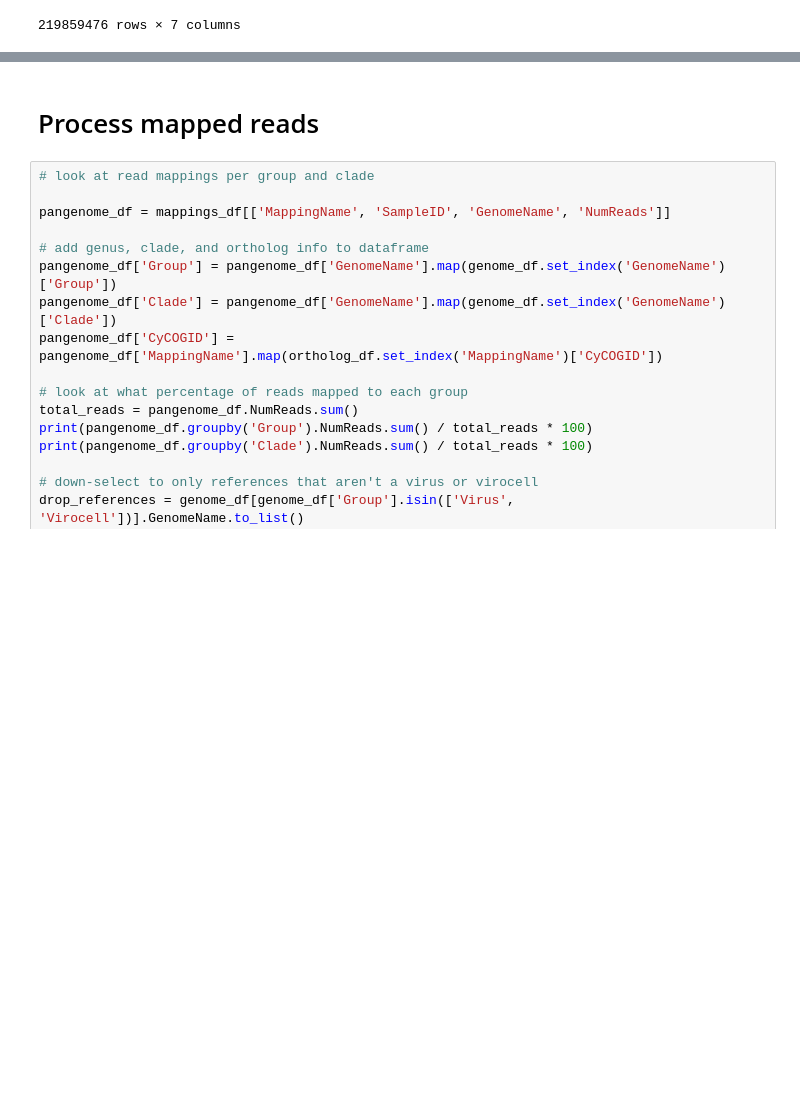
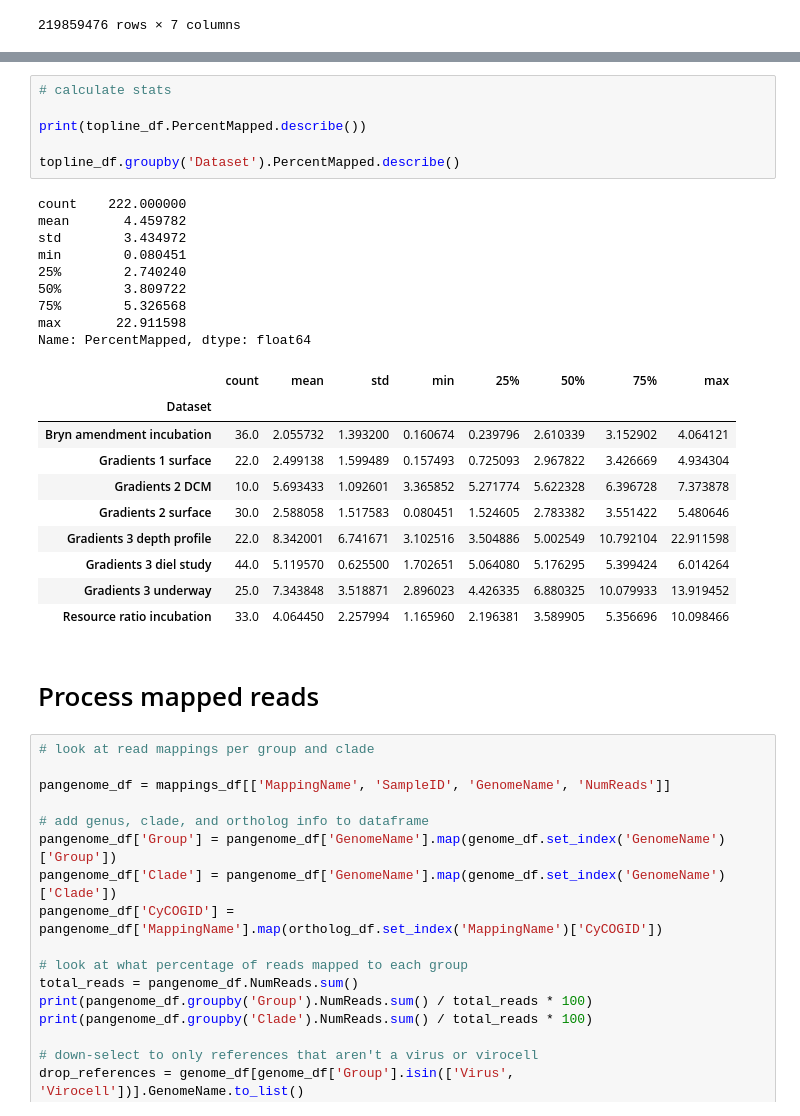
Before and after one commit to blasks/barnacle-manuscript, a Jupyter notebook: analyses/2-mapping/2-pro-syn-abundances.ipynb, the cells around one changed output, grey strips where cells are left out. Cells and saved outputs as stored; diff of their text form; blank space fills up the shorter version.

```diff
--- a/analyses/2-mapping/2-pro-syn-abundances.ipynb
+++ b/analyses/2-mapping/2-pro-syn-abundances.ipynb
@@ -187,3 +252,29 @@ mappings_df
+# %%
+# calculate stats
+
+print(topline_df.PercentMapped.describe())
+
+topline_df.groupby('Dataset').PercentMapped.describe()
+# %% [output]
+count    222.000000
+mean       4.459782
+std        3.434972
+min        0.080451
+25%        2.740240
+50%        3.809722
+75%        5.326568
+max       22.911598
+Name: PercentMapped, dtype: float64
+|  | count | mean | std | min | 25% | 50% | 75% | max |
+| Dataset |  |  |  |  |  |  |  |  |
+| Bryn amendment incubation | 36.0 | 2.055732 | 1.393200 | 0.160674 | 0.239796 | 2.610339 | 3.152902 | 4.064121 |
+| Gradients 1 surface | 22.0 | 2.499138 | 1.599489 | 0.157493 | 0.725093 | 2.967822 | 3.426669 | 4.934304 |
+| Gradients 2 DCM | 10.0 | 5.693433 | 1.092601 | 3.365852 | 5.271774 | 5.622328 | 6.396728 | 7.373878 |
+| Gradients 2 surface | 30.0 | 2.588058 | 1.517583 | 0.080451 | 1.524605 | 2.783382 | 3.551422 | 5.480646 |
+| Gradients 3 depth profile | 22.0 | 8.342001 | 6.741671 | 3.102516 | 3.504886 | 5.002549 | 10.792104 | 22.911598 |
+| Gradients 3 diel study | 44.0 | 5.119570 | 0.625500 | 1.702651 | 5.064080 | 5.176295 | 5.399424 | 6.014264 |
+| Gradients 3 underway | 25.0 | 7.343848 | 3.518871 | 2.896023 | 4.426335 | 6.880325 | 10.079933 | 13.919452 |
+| Resource ratio incubation | 33.0 | 4.064450 | 2.257994 | 1.165960 | 2.196381 | 3.589905 | 5.356696 | 10.098466 |
 # %% [markdown]
 # Process mapped reads
 # %%
```
Also changed, not shown: parts of 4 cells of this notebook.
